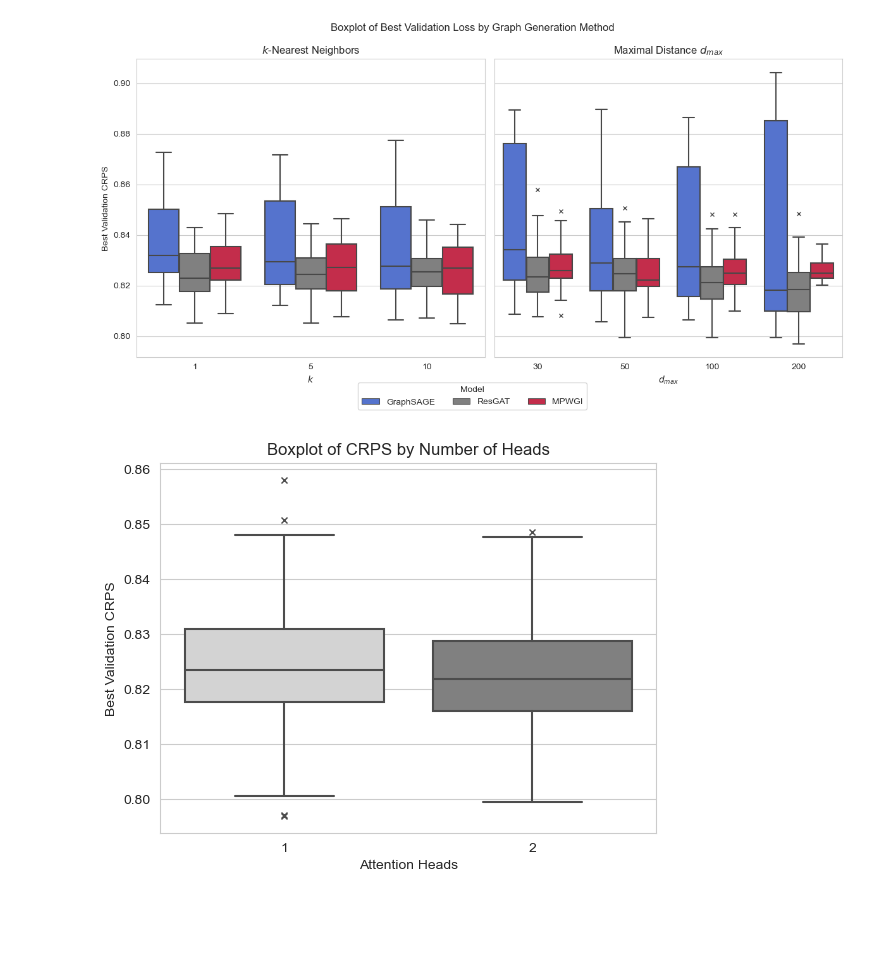
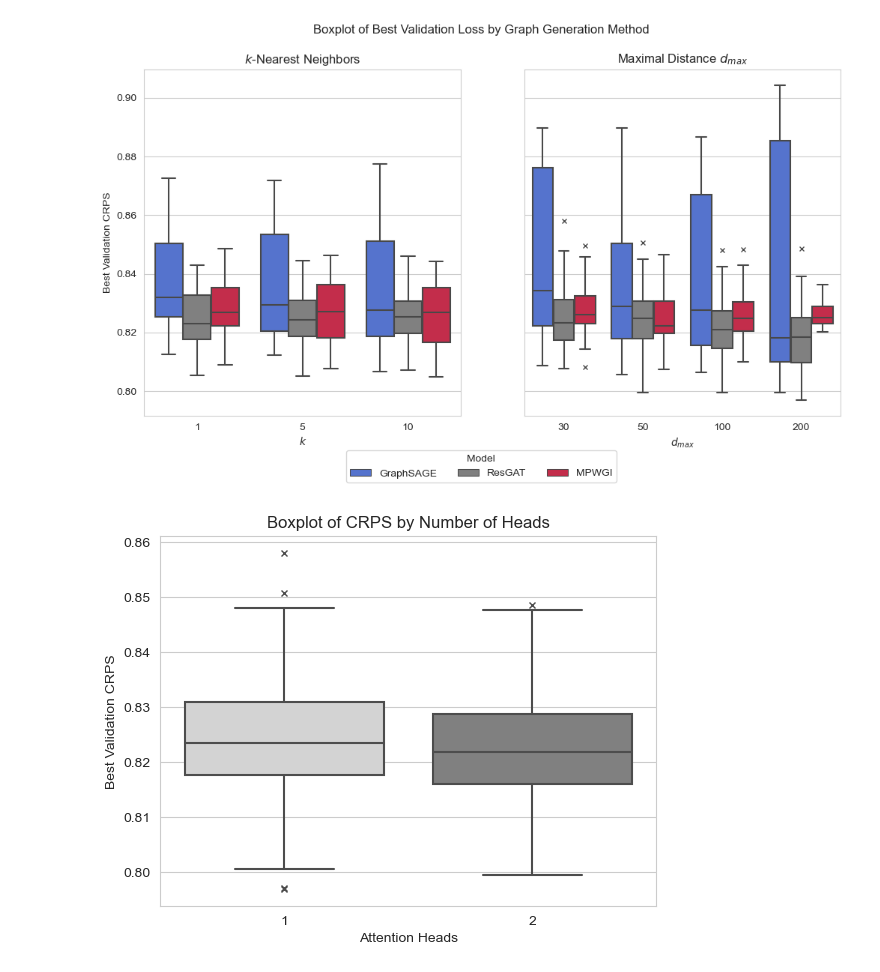
Before and after one commit to m-j-w-f/GNNPP, a Jupyter notebook: gnn/Gridsearch_Results/gridsearch_results_analysis.ipynb, the cells around one changed output. Saved outputs shown, nothing was run; the diff lists cells and outputs as text; code cells hidden in the pictures; blank space fills up the shorter version.

```diff
--- a/gnn/Gridsearch_Results/gridsearch_results_analysis.ipynb
+++ b/gnn/Gridsearch_Results/gridsearch_results_analysis.ipynb
@@ -15,30 +15,29 @@ df['model'] = df['model'].replace({"GlobalInfo": "MPWGI"})
 # %%
 # Create a boxplot
 sns.set_style("whitegrid")
 custom_order = ["GraphSAGE", "ResGAT", "MPWGI"]
 custom_colors = ["royalblue", "grey", "crimson"]
 
 fig, ax = plt.subplots(1,2, sharey=True, figsize=(12,6))
 sns.boxplot(x='generate_graph', y='best_val_loss', hue='model', palette=custom_colors, data=df[df.generate_graph < 30], flierprops={"marker": "x"}, dodge=True, ax=ax[0], hue_order=custom_order)
 sns.boxplot(x='generate_graph', y='best_val_loss', hue='model', palette=custom_colors, data=df[df.generate_graph >= 30], flierprops={"marker": "x"}, dodge=True, ax=ax[1], hue_order=custom_order)
 
 fig.suptitle('Boxplot of Best Validation Loss by Graph Generation Method')
 ax[0].set_title('$k$-Nearest Neighbors')
 ax[0].set_xlabel('$k$')
 ax[0].set_ylabel('Best Validation CRPS')
 ax[0].legend().set_visible(False)
 
 ax[1].set_title('Maximal Distance $d_{max}$')
 ax[1].set_xlabel('$d_{max}$')
 ax[1].set_ylabel('')
 ax[1].legend().set_visible(False)
 
 handles, labels = plt.gca().get_legend_handles_labels()
 fig.legend(handles[:3], labels[:3],loc='lower center',bbox_to_anchor=(0.5, -0.05), ncol=3, title="Model")
-fig.tight_layout()
 plt.savefig("Boxplot_CRPS_by_Graph_Generation_Method.pdf", format="pdf", bbox_inches="tight")
 # %% [output]
-[figure, old version]
+[figure, new version]
 # %%
 # Create a boxplot
 greys = ["lightgrey", "grey"]
```
Also changed, not shown: 8 other files.
